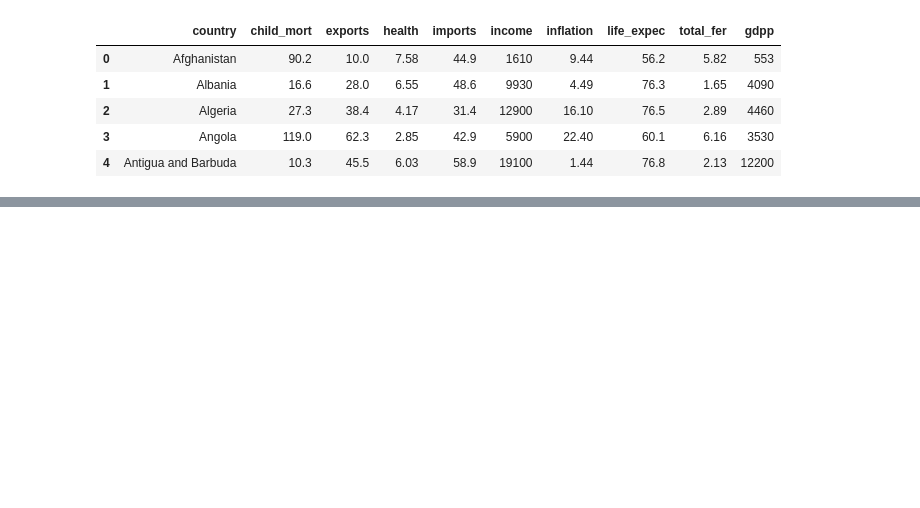
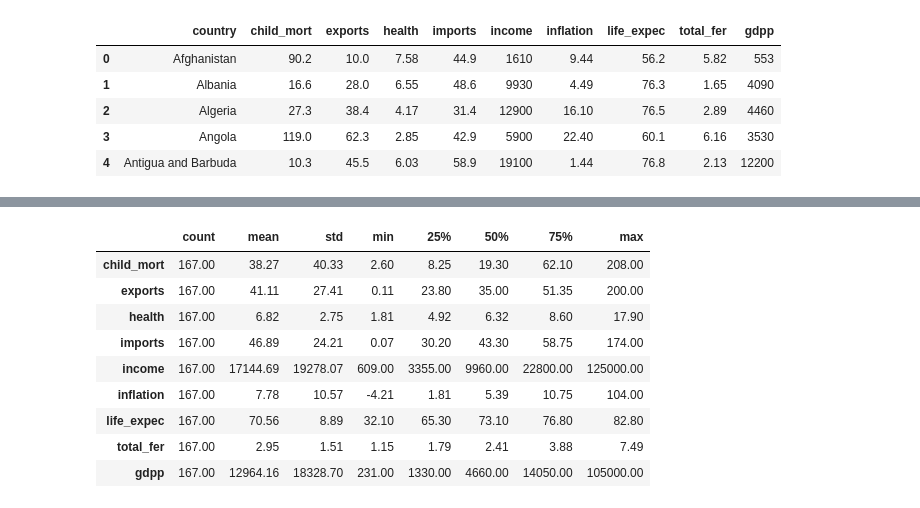
Before and after one commit to rizz045/Country-Data-Exploration-and-Preediction--Unsupervised-learning-, a Jupyter notebook: Country_Data_Exploration_and_Prediction.ipynb, the cells around one changed output, grey strips where cells are left out. Cells and saved outputs as stored; diff of their text form; code cells hidden in the pictures; blank space fills up the shorter version.

```diff
--- a/Country_Data_Exploration_and_Prediction.ipynb
+++ b/Country_Data_Exploration_and_Prediction.ipynb
@@ -14,4 +14,16 @@
 import numpy as np
 import pandas as pd
 import matplotlib.pyplot as plt
+%matplotlib inline
 import seaborn as sns
+pd.options.display.float_format = '{:.2f}'.format
+import warnings
+warnings.filterwarnings('ignore')
+
+from sklearn.cluster import KMeans
+from sklearn.metrics import silhouette_score
+from mpl_toolkits.mplot3d import Axes3D
+
+import plotly.express as px
+!pip install -U kaleido
+import kaleido
@@ -28,0 +77,13 @@ df.head()
+# %%
+df.describe().T
+# %% [output]
+|  | count | mean | std | min | 25% | 50% | 75% | max |
+| child_mort | 167.00 | 38.27 | 40.33 | 2.60 | 8.25 | 19.30 | 62.10 | 208.00 |
+| exports | 167.00 | 41.11 | 27.41 | 0.11 | 23.80 | 35.00 | 51.35 | 200.00 |
+| health | 167.00 | 6.82 | 2.75 | 1.81 | 4.92 | 6.32 | 8.60 | 17.90 |
+| imports | 167.00 | 46.89 | 24.21 | 0.07 | 30.20 | 43.30 | 58.75 | 174.00 |
+| income | 167.00 | 17144.69 | 19278.07 | 609.00 | 3355.00 | 9960.00 | 22800.00 | 125000.00 |
+| inflation | 167.00 | 7.78 | 10.57 | -4.21 | 1.81 | 5.39 | 10.75 | 104.00 |
+| life_expec | 167.00 | 70.56 | 8.89 | 32.10 | 65.30 | 73.10 | 76.80 | 82.80 |
+| total_fer | 167.00 | 2.95 | 1.51 | 1.15 | 1.79 | 2.41 | 3.88 | 7.49 |
+| gdpp | 167.00 | 12964.16 | 18328.70 | 231.00 | 1330.00 | 4660.00 | 14050.00 | 105000.00 |
```
Also changed, not shown: parts of 6 cells of this notebook.
